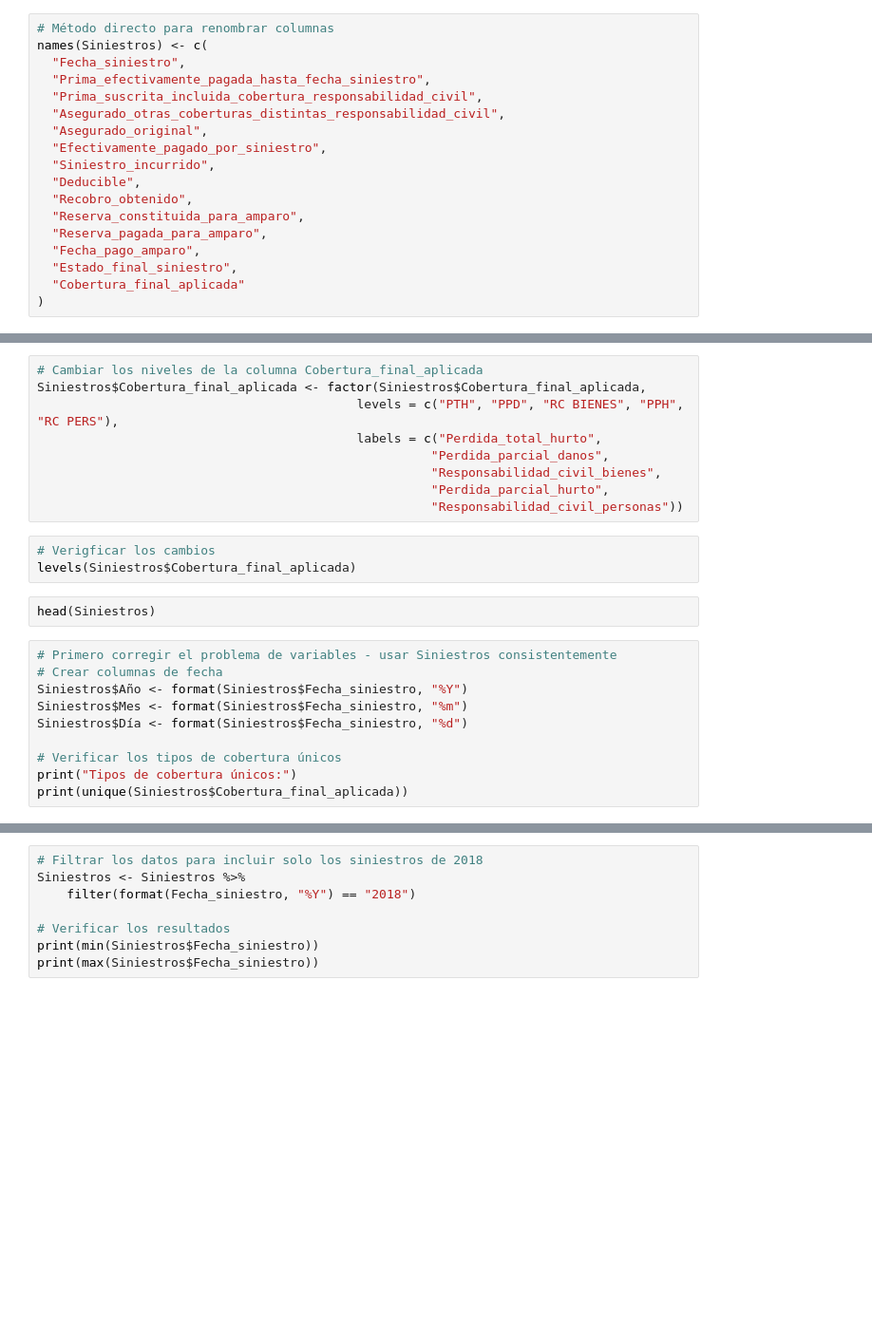
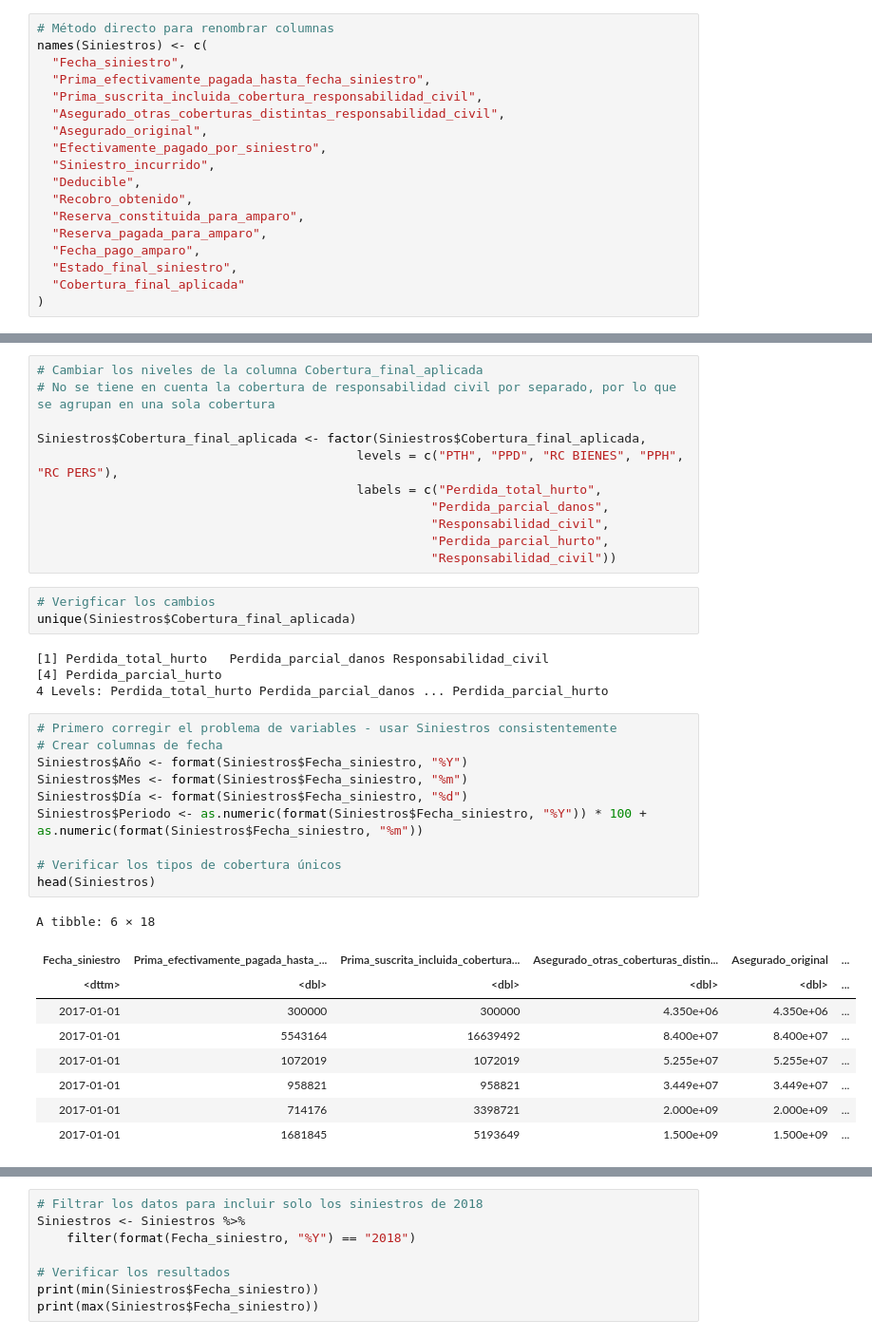
Before and after one commit to RiemannIntegrable/modelo-de-riesgo-colectivo-en-siniestros-de-autos, a Jupyter notebook: notebooks/Siniestros_New.ipynb, the cells around one changed output, grey strips where cells are left out. Shown at 95% size. Drawn from its saved outputs; the diff is of its cells as text; blank space fills up the shorter version.

```diff
--- a/notebooks/Siniestros_New.ipynb
+++ b/notebooks/Siniestros_New.ipynb
@@ -39,27 +59,41 @@ unique(Siniestros$Cobertura_final_aplicada)
 # %%
 # Cambiar los niveles de la columna Cobertura_final_aplicada
+# No se tiene en cuenta la cobertura de responsabilidad civil por separado, por lo que se agrupan en una sola cobertura
+
 Siniestros$Cobertura_final_aplicada <- factor(Siniestros$Cobertura_final_aplicada,
                                            levels = c("PTH", "PPD", "RC BIENES", "PPH", "RC PERS"),
                                            labels = c("Perdida_total_hurto",
                                                      "Perdida_parcial_danos",
-                                                     "Responsabilidad_civil_bienes",
+                                                     "Responsabilidad_civil",
                                                      "Perdida_parcial_hurto",
-                                                     "Responsabilidad_civil_personas"))
+                                                     "Responsabilidad_civil"))
 # %%
 # Verigficar los cambios
-levels(Siniestros$Cobertura_final_aplicada)
+unique(Siniestros$Cobertura_final_aplicada)
+# %% [output]
+[1] Perdida_total_hurto   Perdida_parcial_danos Responsabilidad_civil
+[4] Perdida_parcial_hurto
+4 Levels: Perdida_total_hurto Perdida_parcial_danos ... Perdida_parcial_hurto
-# %%
-head(Siniestros)
 # %%
 # Primero corregir el problema de variables - usar Siniestros consistentemente
 # Crear columnas de fecha
 Siniestros$Año <- format(Siniestros$Fecha_siniestro, "%Y")
 Siniestros$Mes <- format(Siniestros$Fecha_siniestro, "%m")
 Siniestros$Día <- format(Siniestros$Fecha_siniestro, "%d")
+Siniestros$Periodo <- as.numeric(format(Siniestros$Fecha_siniestro, "%Y")) * 100 + as.numeric(format(Siniestros$Fecha_siniestro, "%m"))
 
 # Verificar los tipos de cobertura únicos
-print("Tipos de cobertura únicos:")
-print(unique(Siniestros$Cobertura_final_aplicada))
+head(Siniestros)
+# %% [output]
+A tibble: 6 × 18
+| Fecha_siniestro | Prima_efectivamente_pagada_hasta_... | Prima_suscrita_incluida_cobertura... | Asegurado_otras_coberturas_distin... | Asegurado_original | ... |
+| <dttm> | <dbl> | <dbl> | <dbl> | <dbl> | ... |
+| 2017-01-01 | 300000 | 300000 | 4.350e+06 | 4.350e+06 | ... |
+| 2017-01-01 | 5543164 | 16639492 | 8.400e+07 | 8.400e+07 | ... |
+| 2017-01-01 | 1072019 | 1072019 | 5.255e+07 | 5.255e+07 | ... |
+| 2017-01-01 | 958821 | 958821 | 3.449e+07 | 3.449e+07 | ... |
+| 2017-01-01 | 714176 | 3398721 | 2.000e+09 | 2.000e+09 | ... |
+| 2017-01-01 | 1681845 | 5193649 | 1.500e+09 | 1.500e+09 | ... |
 # %%
 ## Limpieza de los datos con los que se trabajan inicialmente
 
```
Also changed, not shown: parts of 17 cells of this notebook, 4 other files.
